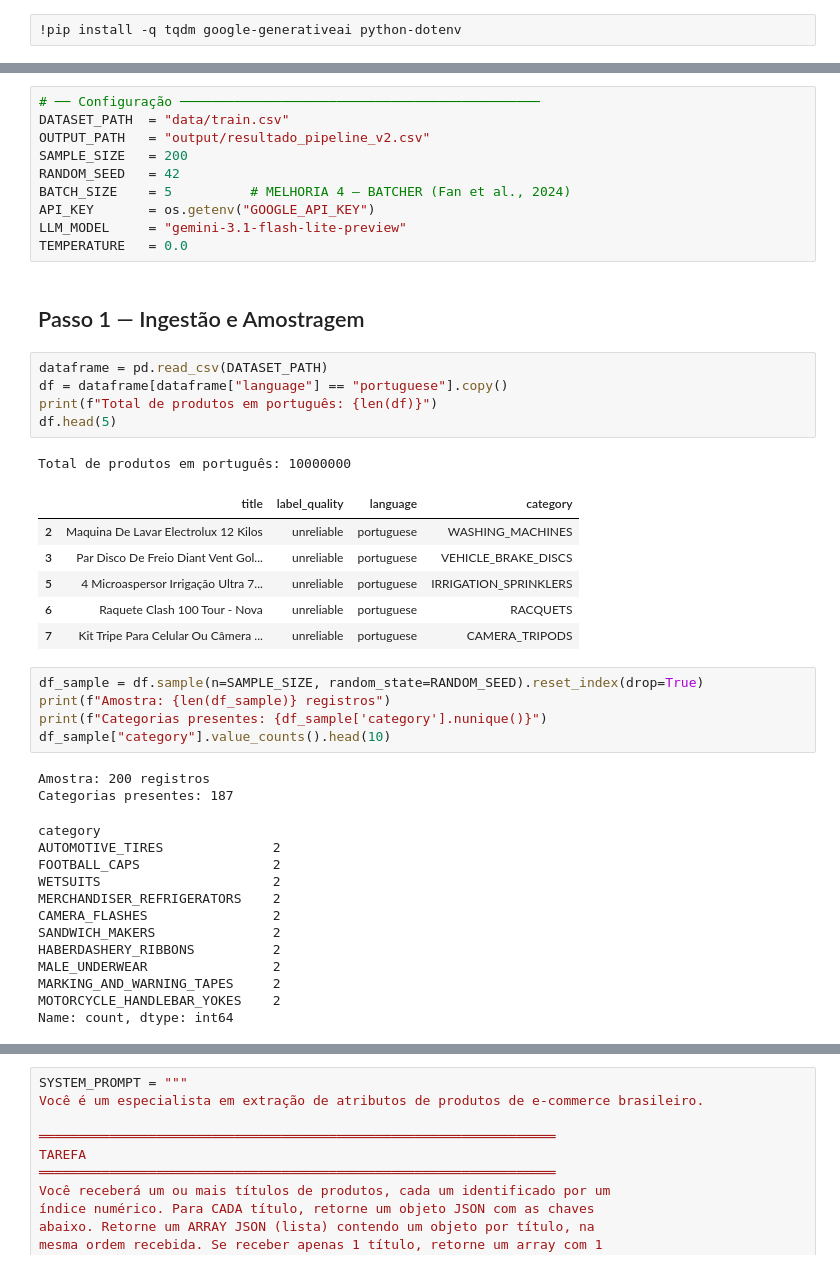
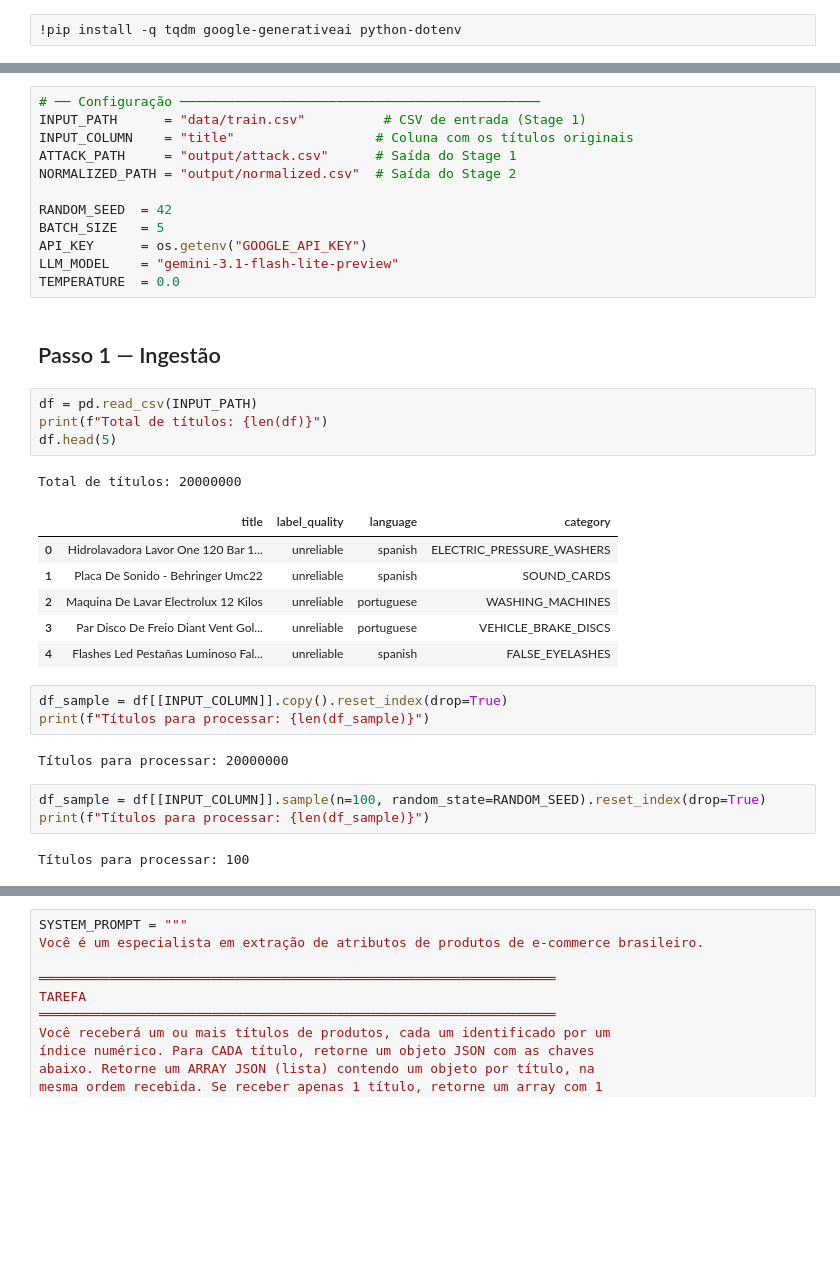
Before and after one commit to HumbertoNunesLira/POC-NLP, a Jupyter notebook: model_v2.ipynb, the cells around one changed output, grey strips where cells are left out. Saved outputs shown, nothing was run; the diff lists cells and outputs as text; blank space fills up the shorter version.

```diff
--- a/model_v2.ipynb
+++ b/model_v2.ipynb
@@ -43,45 +36,36 @@ https://github.com/google-gemini/deprecated-generative-ai-python/blob/main/READM
 # %%
 # ── Configuração ──────────────────────────────────────────────
-DATASET_PATH  = "data/train.csv"
-OUTPUT_PATH   = "output/resultado_pipeline_v2.csv"
-SAMPLE_SIZE   = 200
-RANDOM_SEED   = 42
-BATCH_SIZE    = 5          # MELHORIA 4 — BATCHER (Fan et al., 2024)
-API_KEY       = os.getenv("GOOGLE_API_KEY")
-LLM_MODEL     = "gemini-3.1-flash-lite-preview"
-TEMPERATURE   = 0.0
+INPUT_PATH      = "data/train.csv"          # CSV de entrada (Stage 1)
+INPUT_COLUMN    = "title"                  # Coluna com os títulos originais
+ATTACK_PATH     = "output/attack.csv"      # Saída do Stage 1
+NORMALIZED_PATH = "output/normalized.csv"  # Saída do Stage 2
+
+RANDOM_SEED  = 42
+BATCH_SIZE   = 5
+API_KEY      = os.getenv("GOOGLE_API_KEY")
+LLM_MODEL    = "gemini-3.1-flash-lite-preview"
+TEMPERATURE  = 0.0
 # %% [markdown]
-## Passo 1 — Ingestão e Amostragem
+## Passo 1 — Ingestão
 # %%
-dataframe = pd.read_csv(DATASET_PATH)
-df = dataframe[dataframe["language"] == "portuguese"].copy()
-print(f"Total de produtos em português: {len(df)}")
+df = pd.read_csv(INPUT_PATH)
+print(f"Total de títulos: {len(df)}")
 df.head(5)
 # %% [output]
-Total de produtos em português: 10000000
+Total de títulos: 20000000
 |  | title | label_quality | language | category |
+| 0 | Hidrolavadora Lavor One 120 Bar 1... | unreliable | spanish | ELECTRIC_PRESSURE_WASHERS |
+| 1 | Placa De Sonido - Behringer Umc22 | unreliable | spanish | SOUND_CARDS |
 | 2 | Maquina De Lavar Electrolux 12 Kilos | unreliable | portuguese | WASHING_MACHINES |
 | 3 | Par Disco De Freio Diant Vent Gol... | unreliable | portuguese | VEHICLE_BRAKE_DISCS |
-| 5 | 4 Microaspersor Irrigação Ultra 7... | unreliable | portuguese | IRRIGATION_SPRINKLERS |
-| 6 | Raquete Clash 100 Tour - Nova | unreliable | portuguese | RACQUETS |
-| 7 | Kit Tripe Para Celular Ou Câmera ... | unreliable | portuguese | CAMERA_TRIPODS |
+| 4 | Flashes Led Pestañas Luminoso Fal... | unreliable | spanish | FALSE_EYELASHES |
+# %%
+df_sample = df[[INPUT_COLUMN]].copy().reset_index(drop=True)
+print(f"Títulos para processar: {len(df_sample)}")
+# %% [output]
+Títulos para processar: 20000000
 # %%
-df_sample = df.sample(n=SAMPLE_SIZE, random_state=RANDOM_SEED).reset_index(drop=True)
-print(f"Amostra: {len(df_sample)} registros")
-print(f"Categorias presentes: {df_sample['category'].nunique()}")
-df_sample["category"].value_counts().head(10)
+df_sample = df[[INPUT_COLUMN]].sample(n=100, random_state=RANDOM_SEED).reset_index(drop=True)
+print(f"Títulos para processar: {len(df_sample)}")
 # %% [output]
-Amostra: 200 registros
-Categorias presentes: 187
+Títulos para processar: 100
-category
-AUTOMOTIVE_TIRES              2
-FOOTBALL_CAPS                 2
-WETSUITS                      2
-MERCHANDISER_REFRIGERATORS    2
-CAMERA_FLASHES                2
-SANDWICH_MAKERS               2
-HABERDASHERY_RIBBONS          2
-MALE_UNDERWEAR                2
-MARKING_AND_WARNING_TAPES     2
-MOTORCYCLE_HANDLEBAR_YOKES    2
-Name: count, dtype: int64
```
Also changed, not shown: parts of 28 cells of this notebook, 2 other files.
